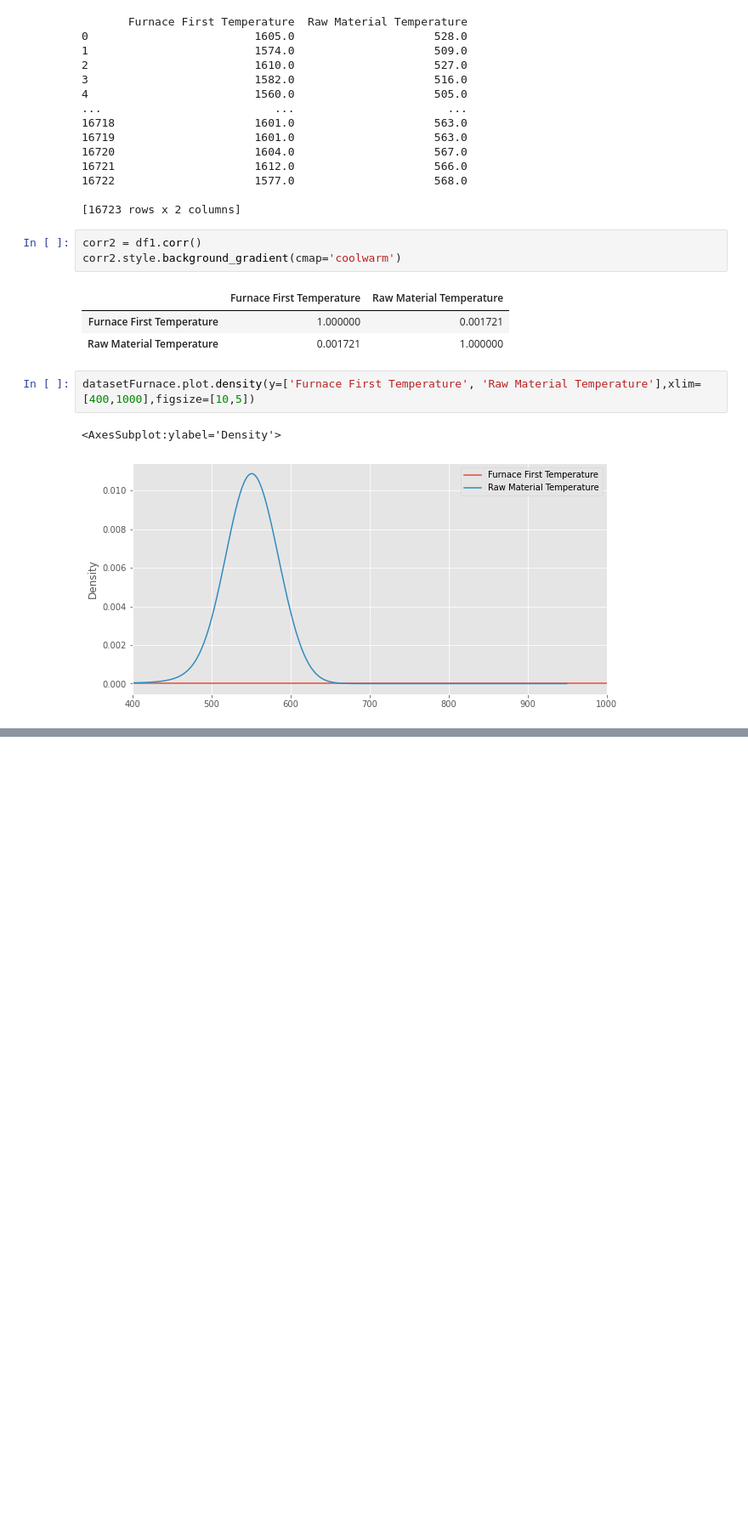
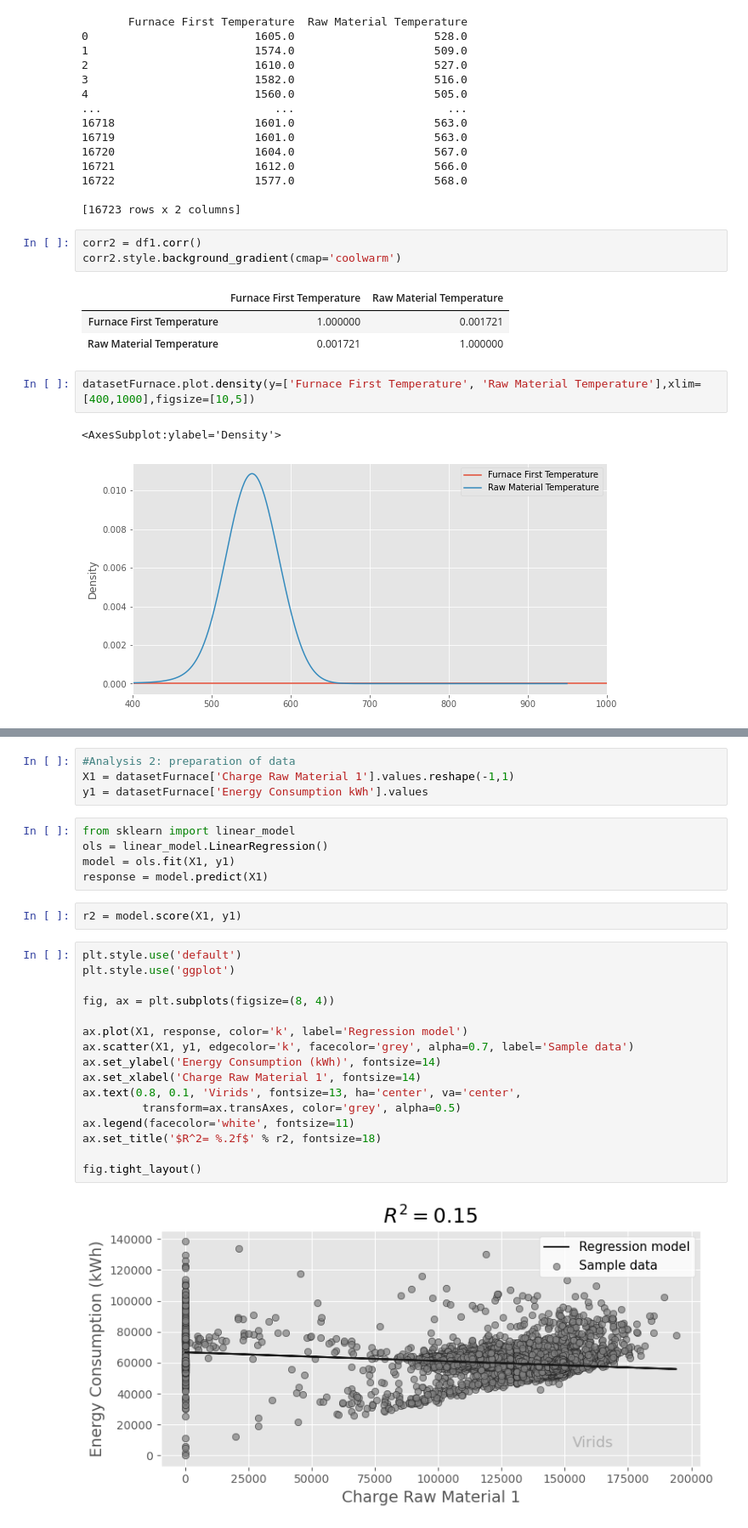
Before and after one commit to danielfernandescc/VettaDSTeste, a Jupyter notebook: main.ipynb, the cells around one changed output, grey strips where cells are left out. Shown: that part at 85% size. Cells and saved outputs as stored; diff of their text form; blank space fills up the shorter version.

```diff
--- a/main.ipynb
+++ b/main.ipynb
@@ -240,0 +257,29 @@ AttributeError: 'DataFrame' object has no attribute 'feature_names'
+# %%
+#Analysis 2: preparation of data
+X1 = datasetFurnace['Charge Raw Material 1'].values.reshape(-1,1)
+y1 = datasetFurnace['Energy Consumption kWh'].values
+# %%
+from sklearn import linear_model
+ols = linear_model.LinearRegression()
+model = ols.fit(X1, y1)
+response = model.predict(X1)
+# %%
+r2 = model.score(X1, y1)
+# %%
+plt.style.use('default')
+plt.style.use('ggplot')
+
+fig, ax = plt.subplots(figsize=(8, 4))
+
+ax.plot(X1, response, color='k', label='Regression model')
+ax.scatter(X1, y1, edgecolor='k', facecolor='grey', alpha=0.7, label='Sample data')
+ax.set_ylabel('Energy Consumption (kWh)', fontsize=14)
+ax.set_xlabel('Charge Raw Material 1', fontsize=14)
+ax.text(0.8, 0.1, 'Virids', fontsize=13, ha='center', va='center',
+         transform=ax.transAxes, color='grey', alpha=0.5)
+ax.legend(facecolor='white', fontsize=11)
+ax.set_title('$R^2= %.2f$' % r2, fontsize=18)
+
+fig.tight_layout()
+# %% [output]
+[figure, added]
```
Also changed, not shown: parts of 17 cells of this notebook.
